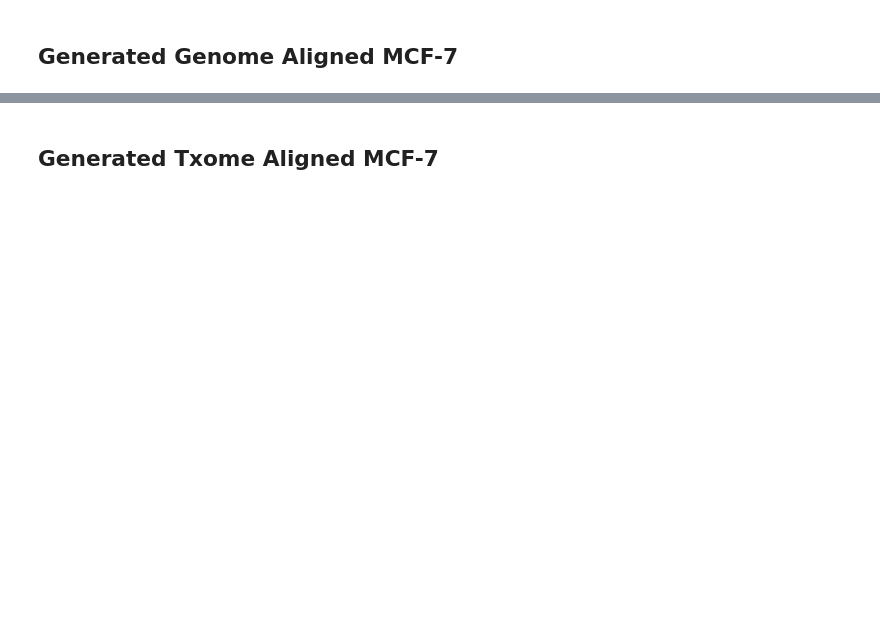
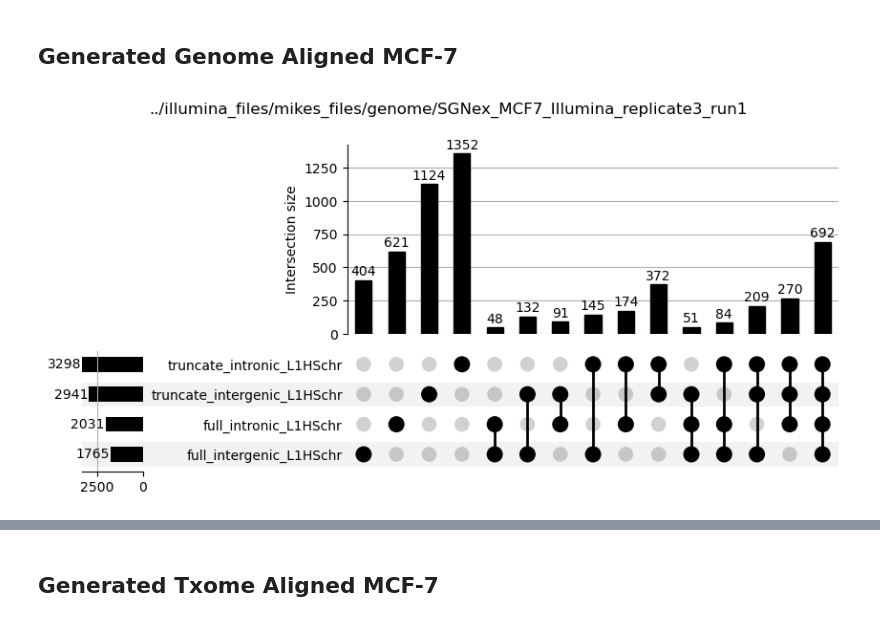
Before and after one commit to gage-lab/bulk_te_bench, a Jupyter notebook: analysis/upset/20240422_short_reads.ipynb, the cells around one changed output, grey strips where cells are left out. Saved outputs shown, nothing was run; the diff lists cells and outputs as text; code cells hidden in the pictures; blank space fills up the shorter version.

```diff
--- a/analysis/upset/20240422_short_reads.ipynb
+++ b/analysis/upset/20240422_short_reads.ipynb
@@ -23,3 +23,14 @@ regions = [
     "truncate_intergenic",
     "truncate_intronic",
 ]
+# %%
+base_path = "../illumina_files/SGNex_MCF7_Illumina_replicate3_run1"
+categories = [cat + "_L1HS" for cat in regions]
+seperate_unique_multi = True
+reads_path = "../illumina_files/SGNex_MCF7_Illumina_replicate3_run1/SGNex_MCF7_Illumina_replicate3_run1_unique_reads.txt"
+illumina = True
+# %%
+if seperate_unique_multi:
+    with open(reads_path, "r") as f:
+        unique_reads = set(f.read().split())
+unique_reads
@@ -37,5 +143,6 @@ make_a_plot(path, categories=[cat + "_L1HS" for cat in regions], illumina=True)
 path = "../illumina_files/mikes_files/genome/SGNex_MCF7_Illumina_replicate3_run1"
 readspath = "../illumina_files/mikes_files/genome/SGNex_MCF7_Illumina_replicate3_run1/unique_reads.txt"
 # %%
-make_a_plot(path, categories=L1_families, illumina=True)
-make_a_plot(path, categories=[cat + "_L1HS" for cat in regions], illumina=True)
+make_a_plot(path, categories=[cat + "_L1HSchr" for cat in regions], illumina=True)
+# %% [output]
+[figure, added]
```
Also changed, not shown: parts of 14 cells of this notebook, 4 other files.
